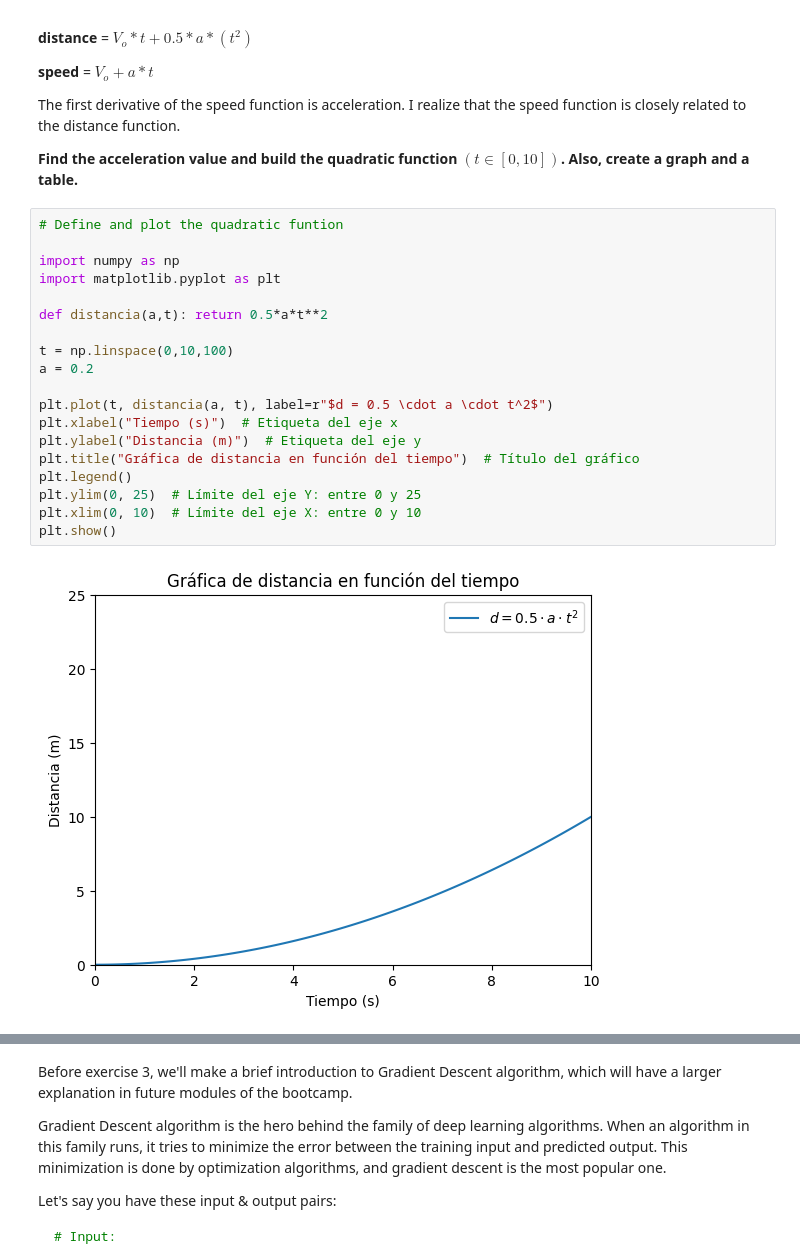
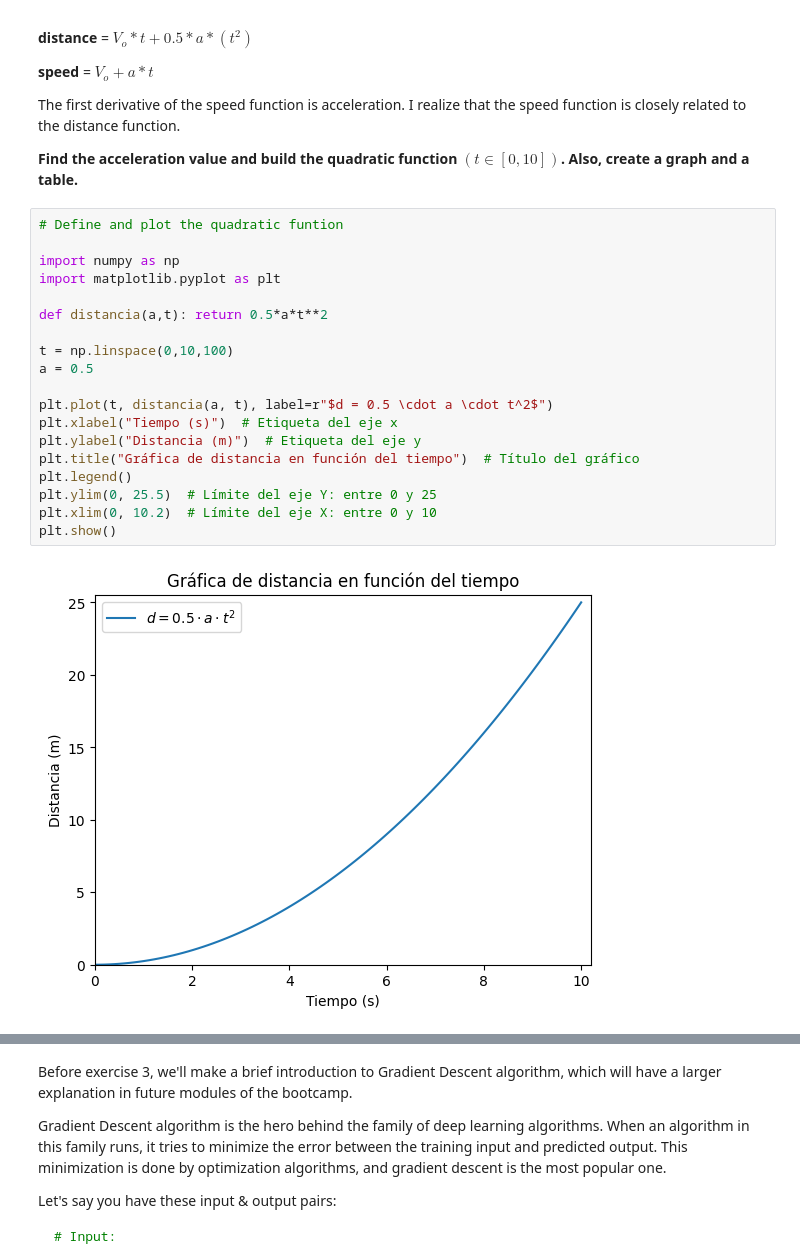
Before and after one commit to ASGAMO-DS/calculus-and-algebra-problems-with-python, a Jupyter notebook: notebook/problems.ipynb, the cells around one changed output, grey strips where cells are left out. Saved outputs shown, nothing was run; the diff lists cells and outputs as text.

```diff
--- a/notebook/problems.ipynb
+++ b/notebook/problems.ipynb
@@ -80,23 +80,23 @@ The first derivative of the speed function is acceleration. I realize that the s
 # %%
 # Define and plot the quadratic funtion
 
 import numpy as np
 import matplotlib.pyplot as plt
 
 def distancia(a,t): return 0.5*a*t**2
 
 t = np.linspace(0,10,100)
-a = 0.2
+a = 0.5
 
 plt.plot(t, distancia(a, t), label=r"$d = 0.5 \cdot a \cdot t^2$")
 plt.xlabel("Tiempo (s)")  # Etiqueta del eje x
 plt.ylabel("Distancia (m)")  # Etiqueta del eje y
 plt.title("Gráfica de distancia en función del tiempo")  # Título del gráfico
 plt.legend()
-plt.ylim(0, 25)  # Límite del eje Y: entre 0 y 25
-plt.xlim(0, 10)  # Límite del eje X: entre 0 y 10
+plt.ylim(0, 25.5)  # Límite del eje Y: entre 0 y 25
+plt.xlim(0, 10.2)  # Límite del eje X: entre 0 y 10
 plt.show()
 # %% [output]
-[figure, old version]
+[figure, new version]
 # %%
 # Create a DataFrame
```
Also changed, not shown: parts of 1 cell of this notebook.
